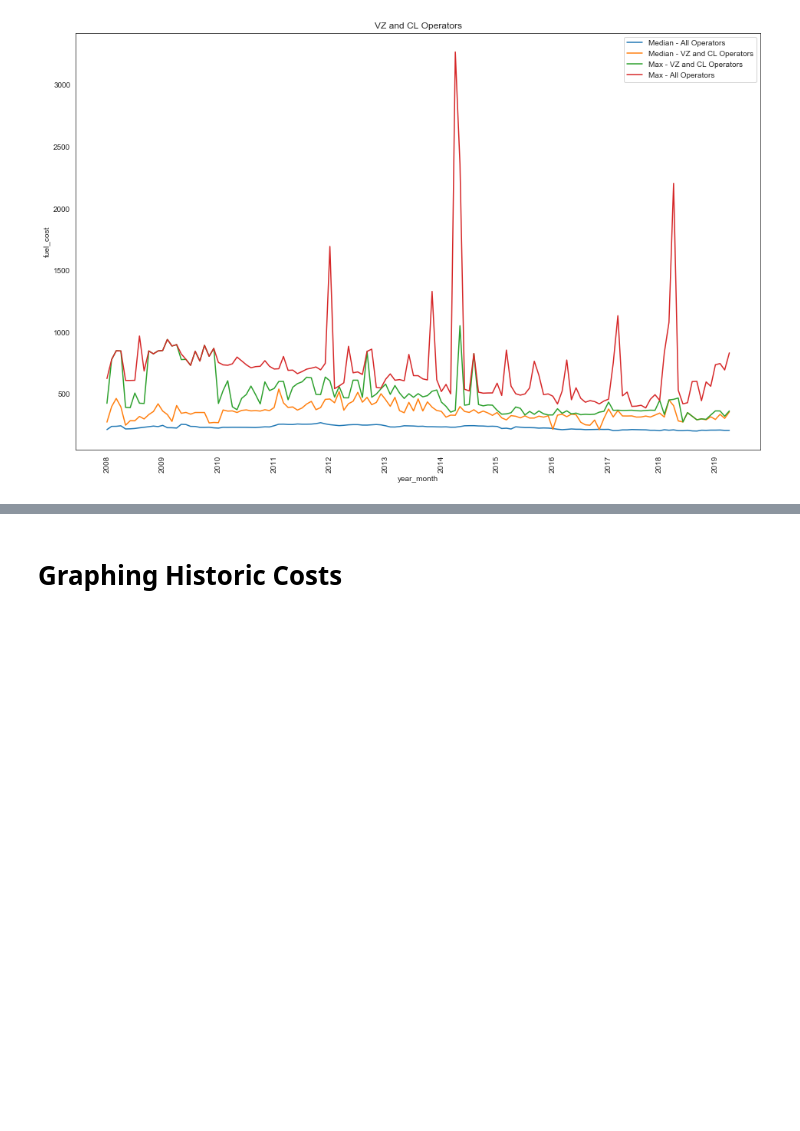
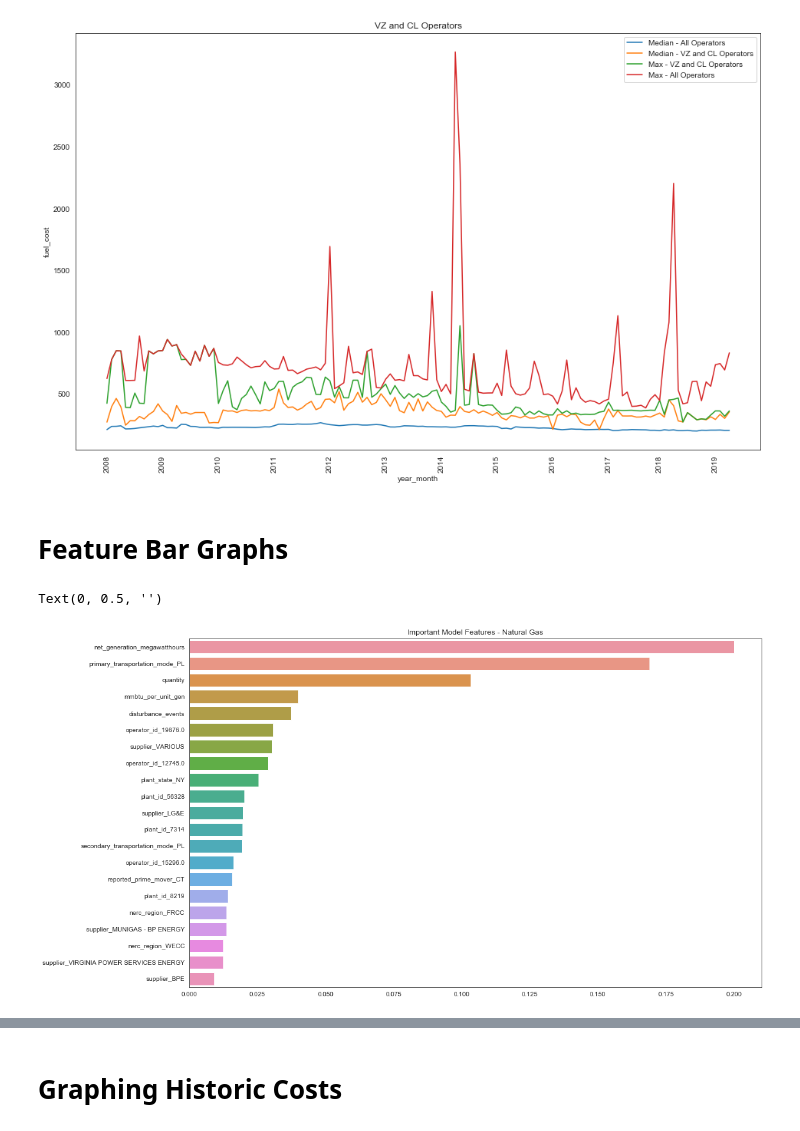
Before and after one commit to ortsed/eia-fuel-costs, a Jupyter notebook: 7-Analysis-and-Viz.ipynb, the cells around one changed output, grey strips where cells are left out. Saved outputs shown, nothing was run; the diff lists cells and outputs as text; code cells hidden in the pictures; blank space fills up the shorter version.

```diff
--- a/7-Analysis-and-Viz.ipynb
+++ b/7-Analysis-and-Viz.ipynb
@@ -343,3 +356,37 @@ plt.legend()
 blah = a2.set_xticklabels(labels)
 # %% [output]
 [figure]
+# %% [markdown]
+# Feature Bar Graphs
+# %%
+ng_features = pd.DataFrame([["net_generation_megawatthours", 0.2000873804818738],
+["primary_transportation_mode_pipeline", 0.16883292310929898],
+["quantity", 0.10335812569910117],
+["mmbtu_per_unit_gen", 0.039994980759194054],
+["disturbance_events", 0.03738434137843032],
+["operator_id_19876.0", 0.03082785674026425],
+["supplier_various", 0.03022527767189032],
+["operator_id_12745", 0.028904979342346666],
+["plant_state_NY", 0.02545222229682147],
+["plant_id_56328", 0.02011661237170358],
+["supplier_LG&E", 0.01975793896187076],
+["plant_id_7314", 0.019400324671978633],
+["secondary_transportation_mode_pipeline", 0.01928613407717607],
+["operator_id_15296.0", 0.016296218437188235],
+["reported_prime_mover_CT", 0.015715061493149263],
+["plant_id_8219", 0.014097304209078],
+["nerc_region_FRCC", 0.013689890470109711],
+["supplier_MUNIGAS - BP ENERGY", 0.013618843019710742],
+["nerc_region_WECC", 0.01255009168427835],
+["supplier_VIRGINIA POWER SERVICES ENERGY", 0.012390891474241312],
+["supplier_BPE", 0.009197773077475614]])
+# %%
+fig = plt.figure(figsize=(16,10))
+
+sns.barplot(x=1, y=0, data=ng_features, orient="h")
+plt.title("Important Model Features - Natural Gas")
+plt.xlabel("")
+plt.ylabel("")
+# %% [output]
+Text(0, 0.5, '')
+[figure, added]
```
Also changed, not shown: parts of 11 cells of this notebook, 18 other files.
